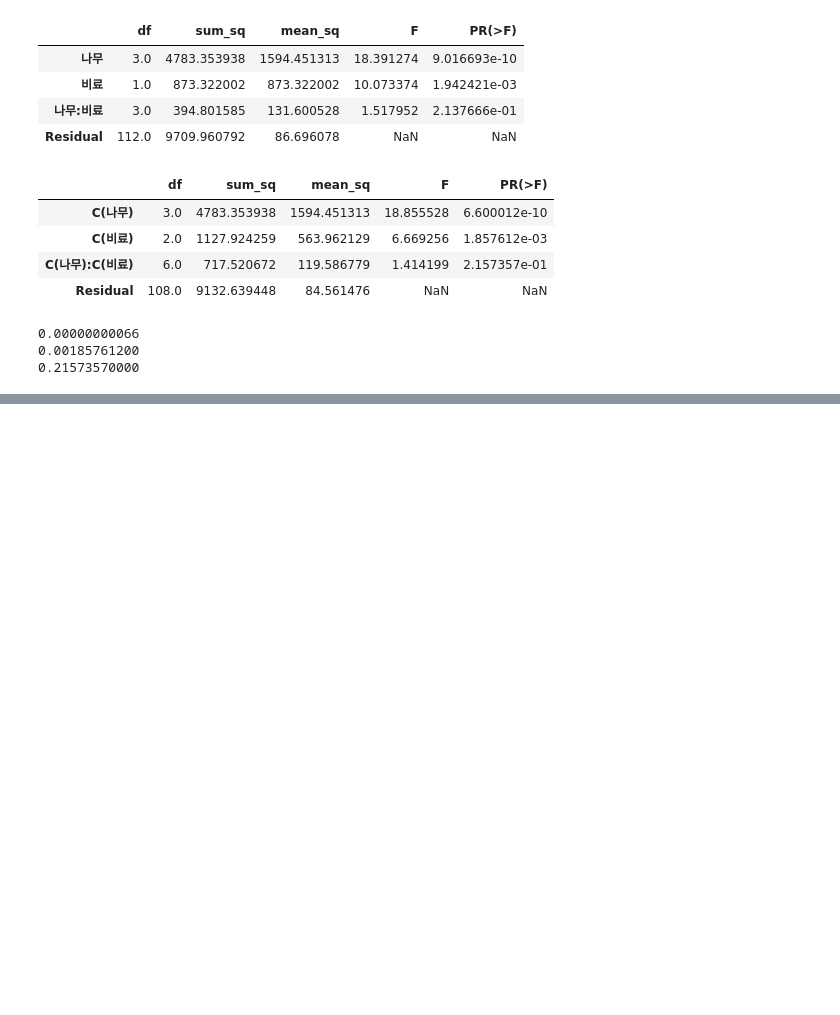
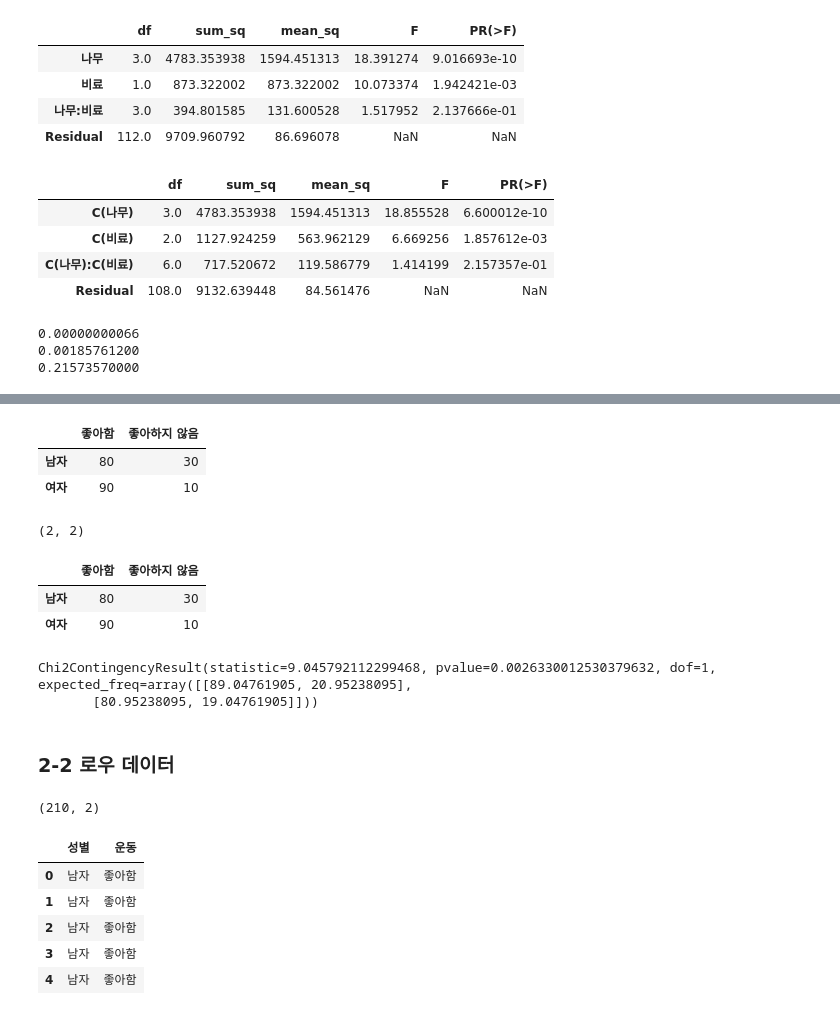
Before and after one commit to va4756/algio_sklearn, a Jupyter notebook: bigdata_sinagong_part3.ipynb, the cells around one changed output, grey strips where cells are left out. Drawn from its saved outputs; the diff is of its cells as text; code cells hidden in the pictures; blank space fills up the shorter version.

```diff
--- a/bigdata_sinagong_part3.ipynb
+++ b/bigdata_sinagong_part3.ipynb
@@ -332,0 +351,48 @@ print(format(2.157357e-01, '.11f'))
+# %%
+import pandas as pd
+df = pd.DataFrame({'좋아함': [80, 90],
+                   '좋아하지 않음': [30, 10]},
+                  index=['남자', '여자'])
+df.head()
+# %% [output]
+|  | 좋아함 | 좋아하지 않음 |
+| 남자 | 80 | 30 |
+| 여자 | 90 | 10 |
+# %%
+df.shape
+# %% [output]
+(2, 2)
+# %%
+df = pd.DataFrame([[80, 30], [90, 10]],
+                  columns=['좋아함','좋아하지 않음'],
+                  index=['남자', '여자'])
+df.head()
+# %% [output]
+|  | 좋아함 | 좋아하지 않음 |
+| 남자 | 80 | 30 |
+| 여자 | 90 | 10 |
+# %%
+from scipy import stats
+stats.chi2_contingency(df)
+# %% [output]
+Chi2ContingencyResult(statistic=9.045792112299468, pvalue=0.0026330012530379632, dof=1, expected_freq=array([[89.04761905, 20.95238095],
+       [80.95238095, 19.04761905]]))
+# %% [markdown]
+### 2-2 로우 데이터
+# %%
+import pandas as pd
+data = {
+    '성별': ['남자']*110 + ['여자']*100,
+    '운동': ['좋아함']*80 + ['좋아하지 않음']*30 + ['좋아함']*90 + ['좋아하지 않음']*10
+}
+df = pd.DataFrame(data)
+print(df.shape)
+df.head()
+# %% [output]
+(210, 2)
+|  | 성별 | 운동 |
+| 0 | 남자 | 좋아함 |
+| 1 | 남자 | 좋아함 |
+| 2 | 남자 | 좋아함 |
+| 3 | 남자 | 좋아함 |
+| 4 | 남자 | 좋아함 |
```
Also changed, not shown: parts of 37 cells of this notebook.
